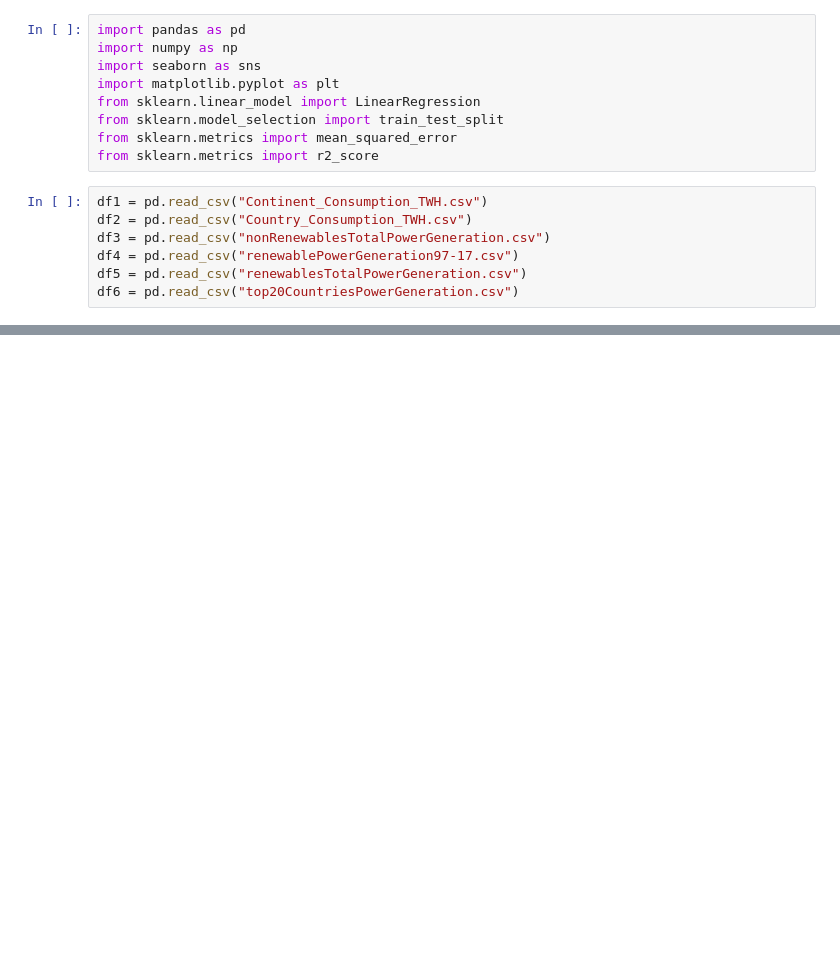
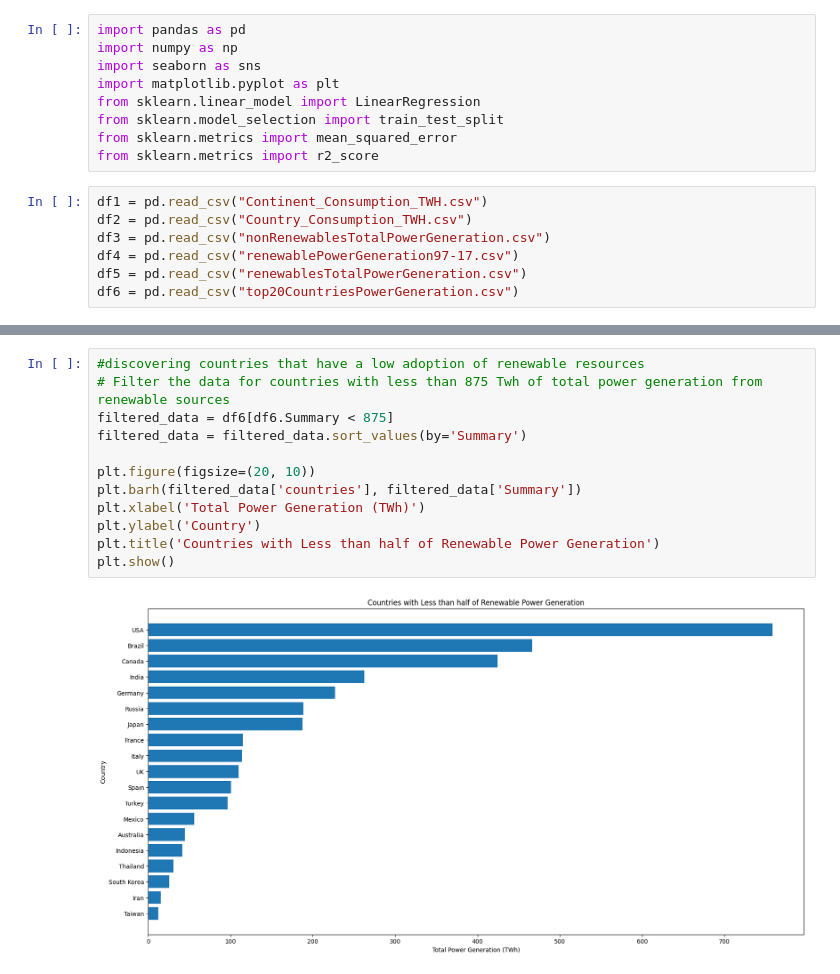
Before and after one commit to michael-karemi/mis, a Jupyter notebook: mike's_notebook.ipynb, the cells around one changed output, grey strips where cells are left out. Cells and saved outputs as stored; diff of their text form; blank space fills up the shorter version.

```diff
--- a/mike's_notebook.ipynb
+++ b/mike's_notebook.ipynb
@@ -95,0 +134,14 @@ plt.show()
+# %%
+#discovering countries that have a low adoption of renewable resources
+# Filter the data for countries with less than 875 Twh of total power generation from renewable sources
+filtered_data = df6[df6.Summary < 875]
+filtered_data = filtered_data.sort_values(by='Summary')
+
+plt.figure(figsize=(20, 10))
+plt.barh(filtered_data['countries'], filtered_data['Summary'])
+plt.xlabel('Total Power Generation (TWh)')
+plt.ylabel('Country')
+plt.title('Countries with Less than half of Renewable Power Generation')
+plt.show()
+# %% [output]
+[figure, added]
```
Also changed, not shown: parts of 12 cells of this notebook.
